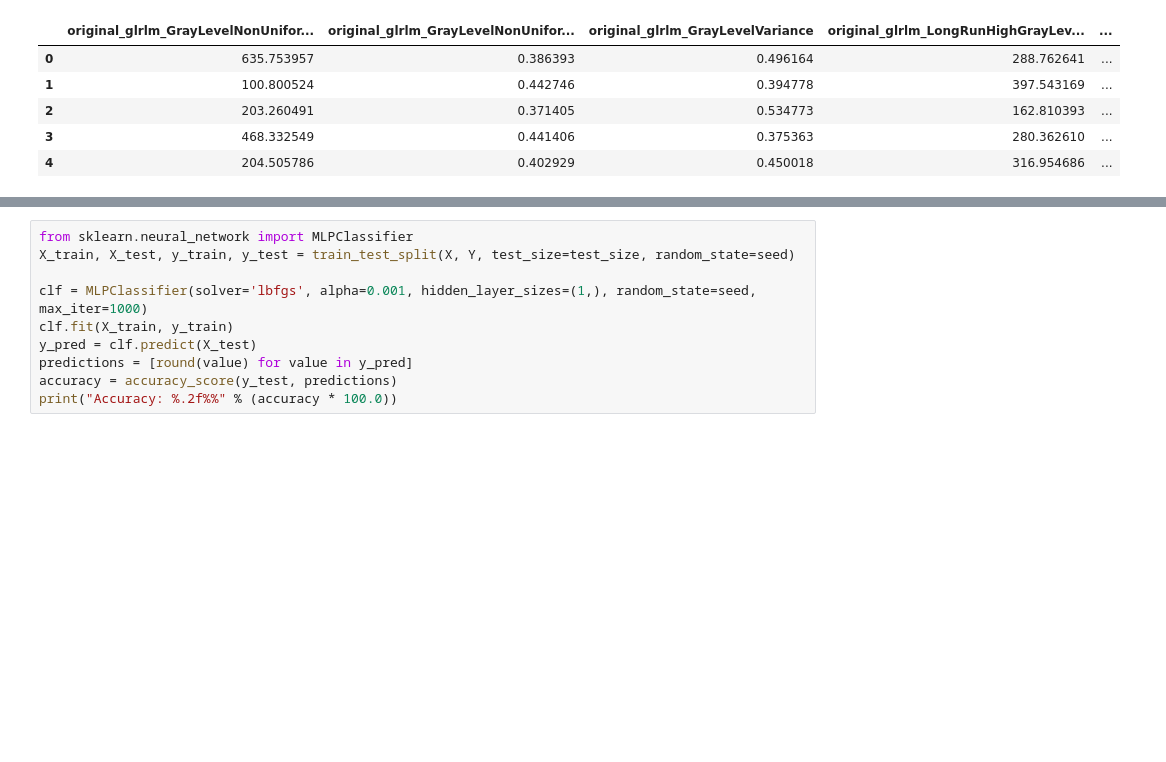
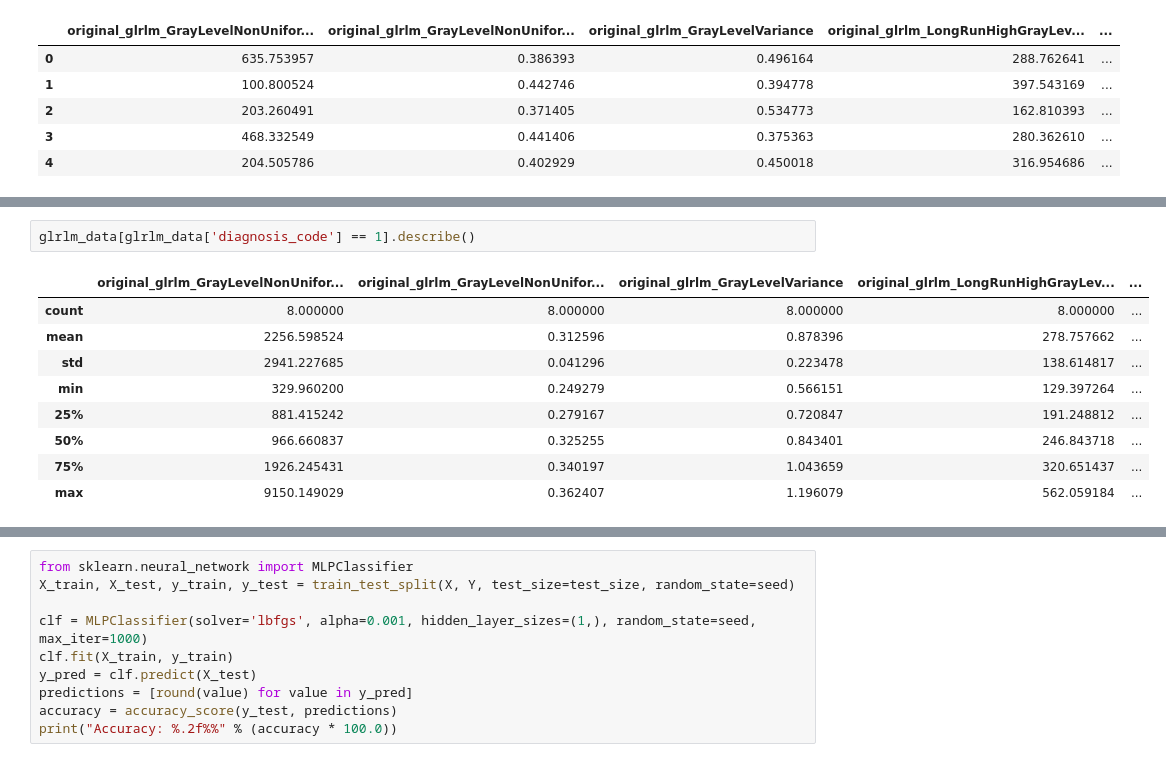
Before and after one commit to ikachko/algorithm-detects-liver-pathology, a Jupyter notebook: xdgboost_learn.ipynb, the cells around one changed output, grey strips where cells are left out. Saved outputs shown, nothing was run; the diff lists cells and outputs as text; blank space fills up the shorter version.

```diff
--- a/xdgboost_learn.ipynb
+++ b/xdgboost_learn.ipynb
@@ -69,0 +118,12 @@ glrlm_data.head()
+# %%
+glrlm_data[glrlm_data['diagnosis_code'] == 1].describe()
+# %% [output]
+|  | original_glrlm_GrayLevelNonUnifor... | original_glrlm_GrayLevelNonUnifor... | original_glrlm_GrayLevelVariance | original_glrlm_LongRunHighGrayLev... | ... |
+| count | 8.000000 | 8.000000 | 8.000000 | 8.000000 | ... |
+| mean | 2256.598524 | 0.312596 | 0.878396 | 278.757662 | ... |
+| std | 2941.227685 | 0.041296 | 0.223478 | 138.614817 | ... |
+| min | 329.960200 | 0.249279 | 0.566151 | 129.397264 | ... |
+| 25% | 881.415242 | 0.279167 | 0.720847 | 191.248812 | ... |
+| 50% | 966.660837 | 0.325255 | 0.843401 | 246.843718 | ... |
+| 75% | 1926.245431 | 0.340197 | 1.043659 | 320.651437 | ... |
+| max | 9150.149029 | 0.362407 | 1.196079 | 562.059184 | ... |
```
Also changed, not shown: parts of 11 cells of this notebook, 4 other files.
